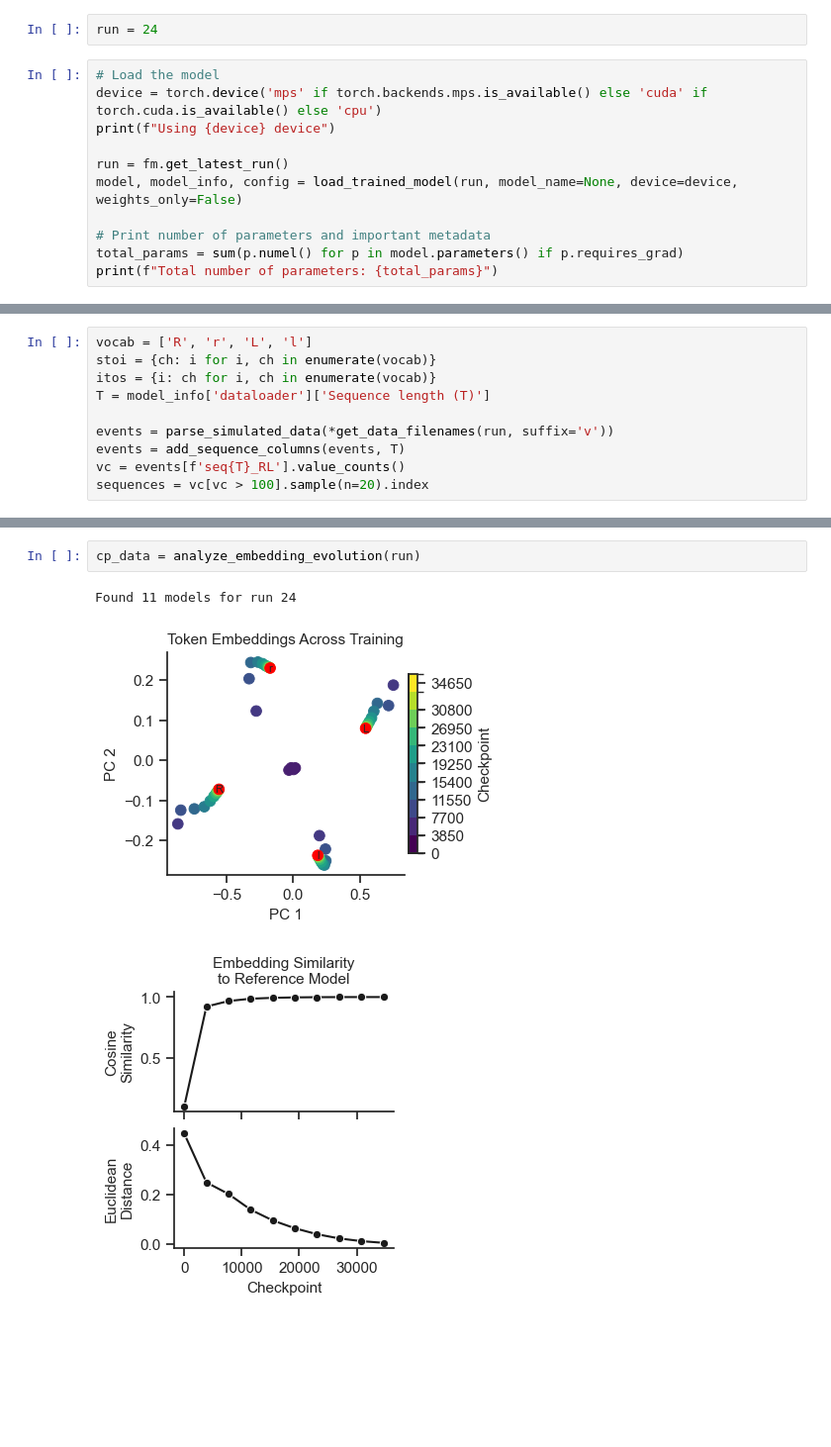
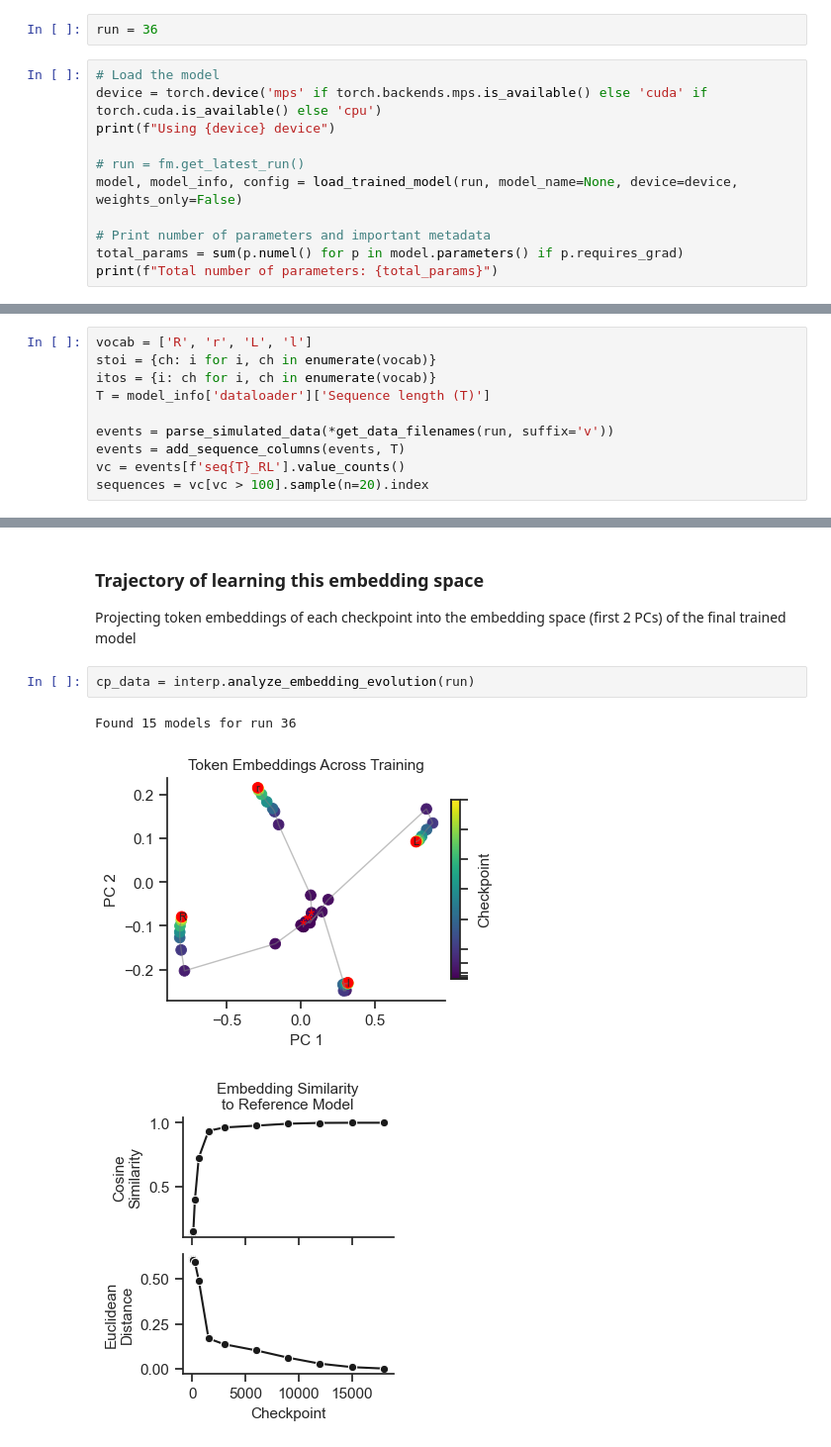
Before and after one commit to CorwinCheung/Transformers_for_Modeling_Decision_Sequences, a Jupyter notebook: interpretability/embeddings.ipynb, the cells around one changed output, grey strips where cells are left out. Shown: that part at 99% size. Drawn from its saved outputs; the diff is of its cells as text; blank space fills up the shorter version.

```diff
--- a/interpretability/embeddings.ipynb
+++ b/interpretability/embeddings.ipynb
@@ -35,13 +35,13 @@ sns.set_theme(
         'figure.subplot.wspace': 0.1,
         })
 # %%
-run = 24
+run = 36
 # %%
 # Load the model
 device = torch.device('mps' if torch.backends.mps.is_available() else 'cuda' if torch.cuda.is_available() else 'cpu')
 print(f"Using {device} device")
 
-run = fm.get_latest_run()
+# run = fm.get_latest_run()
 model, model_info, config = load_trained_model(run, model_name=None, device=device, weights_only=False)
 
 # Print number of parameters and important metadata
@@ -460,6 +97,9 @@ def calculate_embedding_distances(all_embeddings, checkpoint_numbers, model_labe
+# %% [markdown]
+### Trajectory of learning this embedding space
+Projecting token embeddings of each checkpoint into the embedding space (first 2 PCs) of the final trained model
 # %%
-cp_data = analyze_embedding_evolution(run)
+cp_data = interp.analyze_embedding_evolution(run)
 # %% [output]
-Found 11 models for run 24
+Found 15 models for run 36
-[figure, old version]
+[figure, new version]
-[figure, old version]
+[figure, new version]
```
Also changed, not shown: parts of 18 cells of this notebook, 2 other files.
